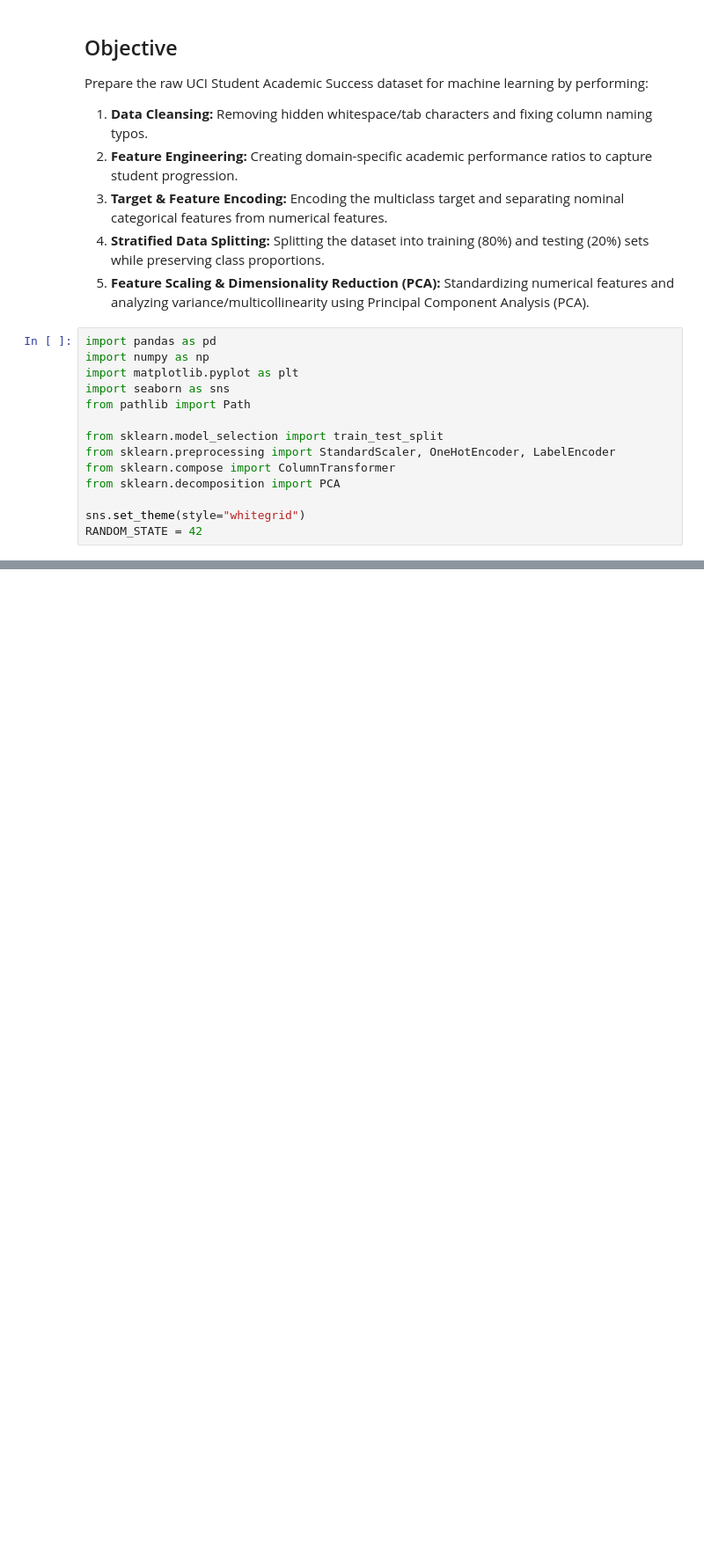
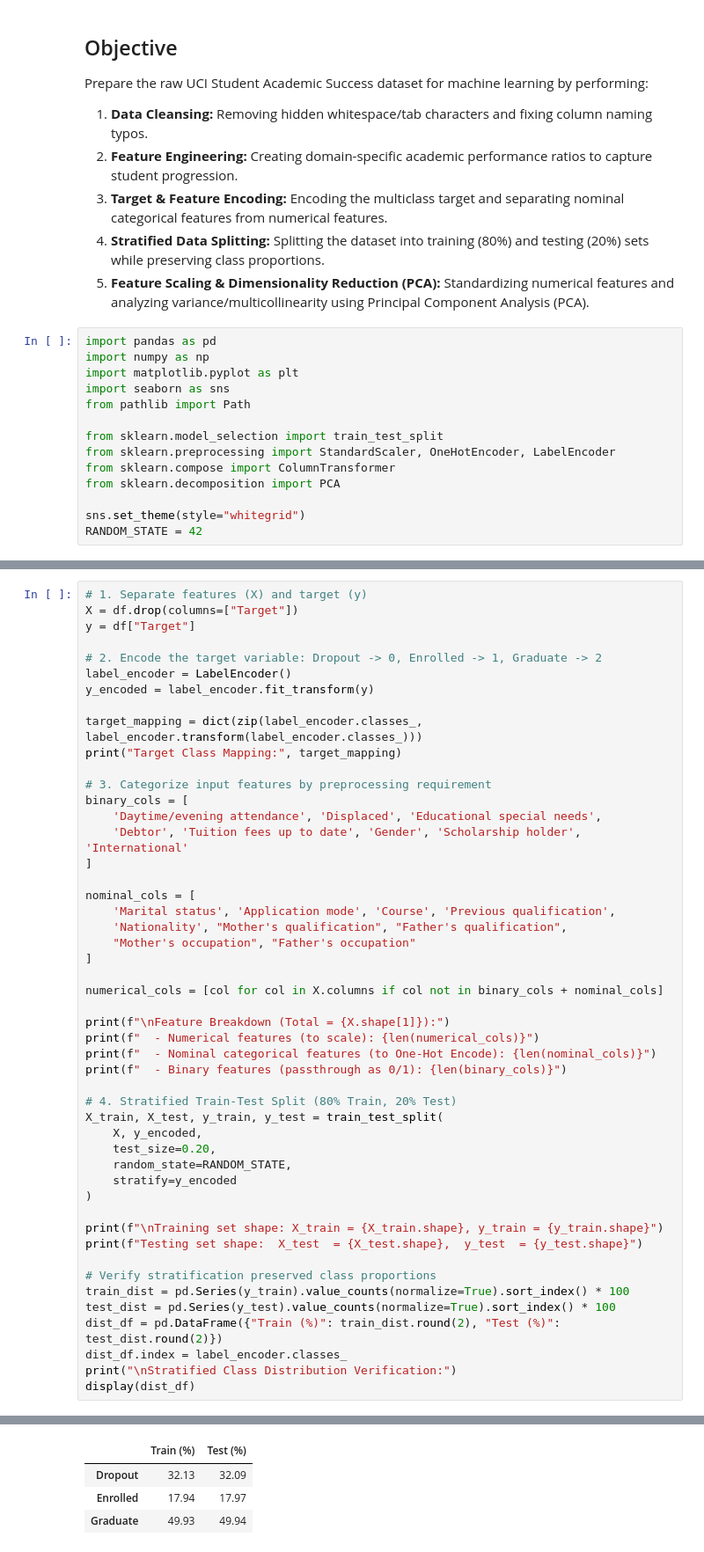
Before and after one commit to mrsegaexplains/IT5022_machine_learning_group_assignment, a Jupyter notebook: notebooks/02_data_preprocessing.ipynb, the cells around one changed output, grey strips where cells are left out. Shown at 88% size. Drawn from its saved outputs; the diff is of its cells as text; blank space fills up the shorter version.

```diff
--- a/notebooks/02_data_preprocessing.ipynb
+++ b/notebooks/02_data_preprocessing.ipynb
@@ -24,0 +80,50 @@ RANDOM_STATE = 42
+# %%
+# 1. Separate features (X) and target (y)
+X = df.drop(columns=["Target"])
+y = df["Target"]
+
+# 2. Encode the target variable: Dropout -> 0, Enrolled -> 1, Graduate -> 2
+label_encoder = LabelEncoder()
+y_encoded = label_encoder.fit_transform(y)
+
+target_mapping = dict(zip(label_encoder.classes_, label_encoder.transform(label_encoder.classes_)))
+print("Target Class Mapping:", target_mapping)
+
+# 3. Categorize input features by preprocessing requirement
+binary_cols = [
+    'Daytime/evening attendance', 'Displaced', 'Educational special needs',
+    'Debtor', 'Tuition fees up to date', 'Gender', 'Scholarship holder', 'International'
+]
+
+nominal_cols = [
+    'Marital status', 'Application mode', 'Course', 'Previous qualification',
+    'Nationality', "Mother's qualification", "Father's qualification",
+    "Mother's occupation", "Father's occupation"
+]
+
+numerical_cols = [col for col in X.columns if col not in binary_cols + nominal_cols]
+
+print(f"\nFeature Breakdown (Total = {X.shape[1]}):")
+print(f"  - Numerical features (to scale): {len(numerical_cols)}")
+print(f"  - Nominal categorical features (to One-Hot Encode): {len(nominal_cols)}")
+print(f"  - Binary features (passthrough as 0/1): {len(binary_cols)}")
+
+# 4. Stratified Train-Test Split (80% Train, 20% Test)
+X_train, X_test, y_train, y_test = train_test_split(
+    X, y_encoded,
+    test_size=0.20,
+    random_state=RANDOM_STATE,
+    stratify=y_encoded
+)
+
+print(f"\nTraining set shape: X_train = {X_train.shape}, y_train = {y_train.shape}")
+print(f"Testing set shape:  X_test  = {X_test.shape},  y_test  = {y_test.shape}")
+
+# Verify stratification preserved class proportions
+train_dist = pd.Series(y_train).value_counts(normalize=True).sort_index() * 100
+test_dist = pd.Series(y_test).value_counts(normalize=True).sort_index() * 100
+dist_df = pd.DataFrame({"Train (%)": train_dist.round(2), "Test (%)": test_dist.round(2)})
+dist_df.index = label_encoder.classes_
+print("\nStratified Class Distribution Verification:")
+display(dist_df)
+# %% [output]
@@ -24,0 +141,4 @@ RANDOM_STATE = 42
+|  | Train (%) | Test (%) |
+| Dropout | 32.13 | 32.09 |
+| Enrolled | 17.94 | 17.97 |
+| Graduate | 49.93 | 49.94 |
```
Also changed, not shown: parts of 8 cells of this notebook, 7 other files.
